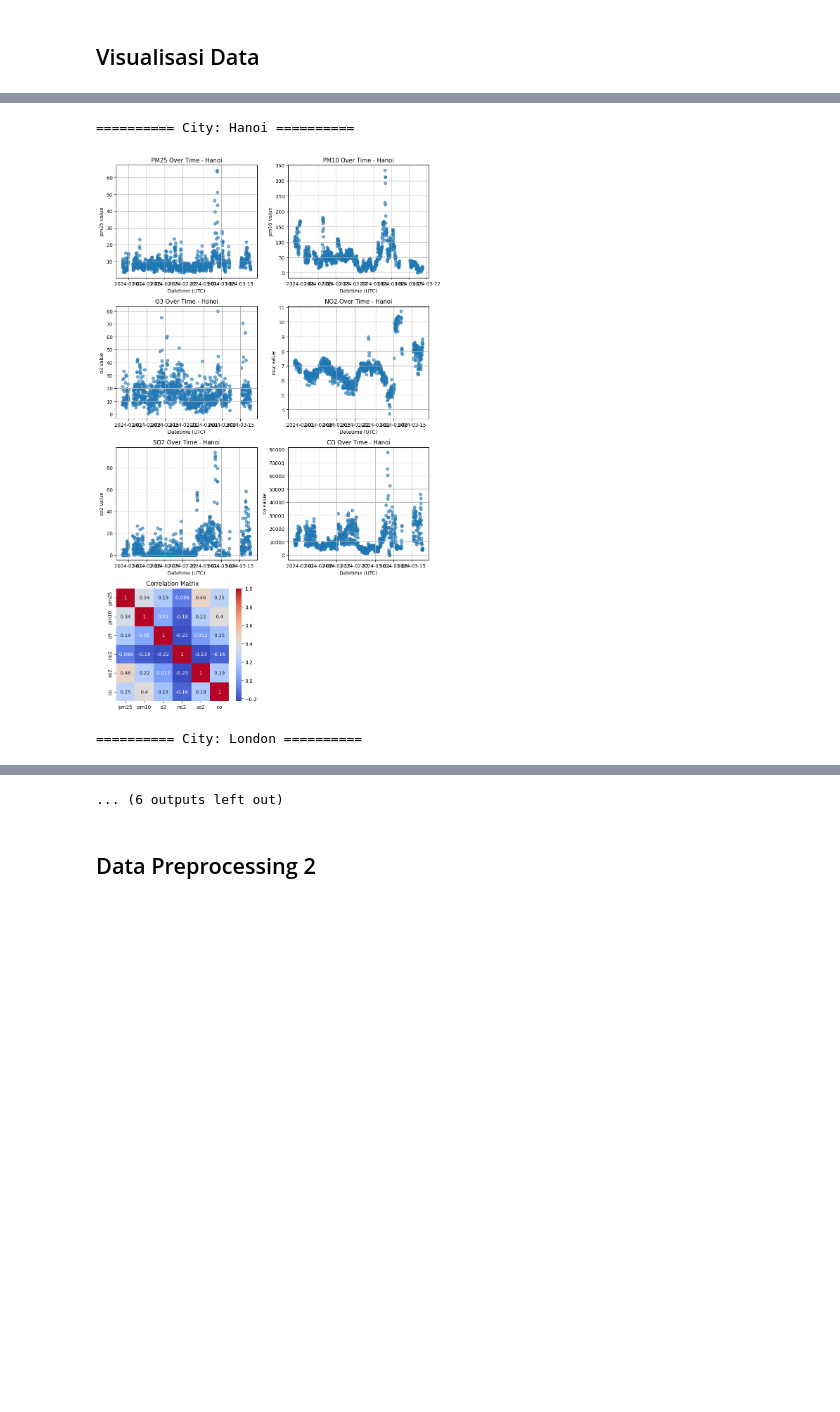
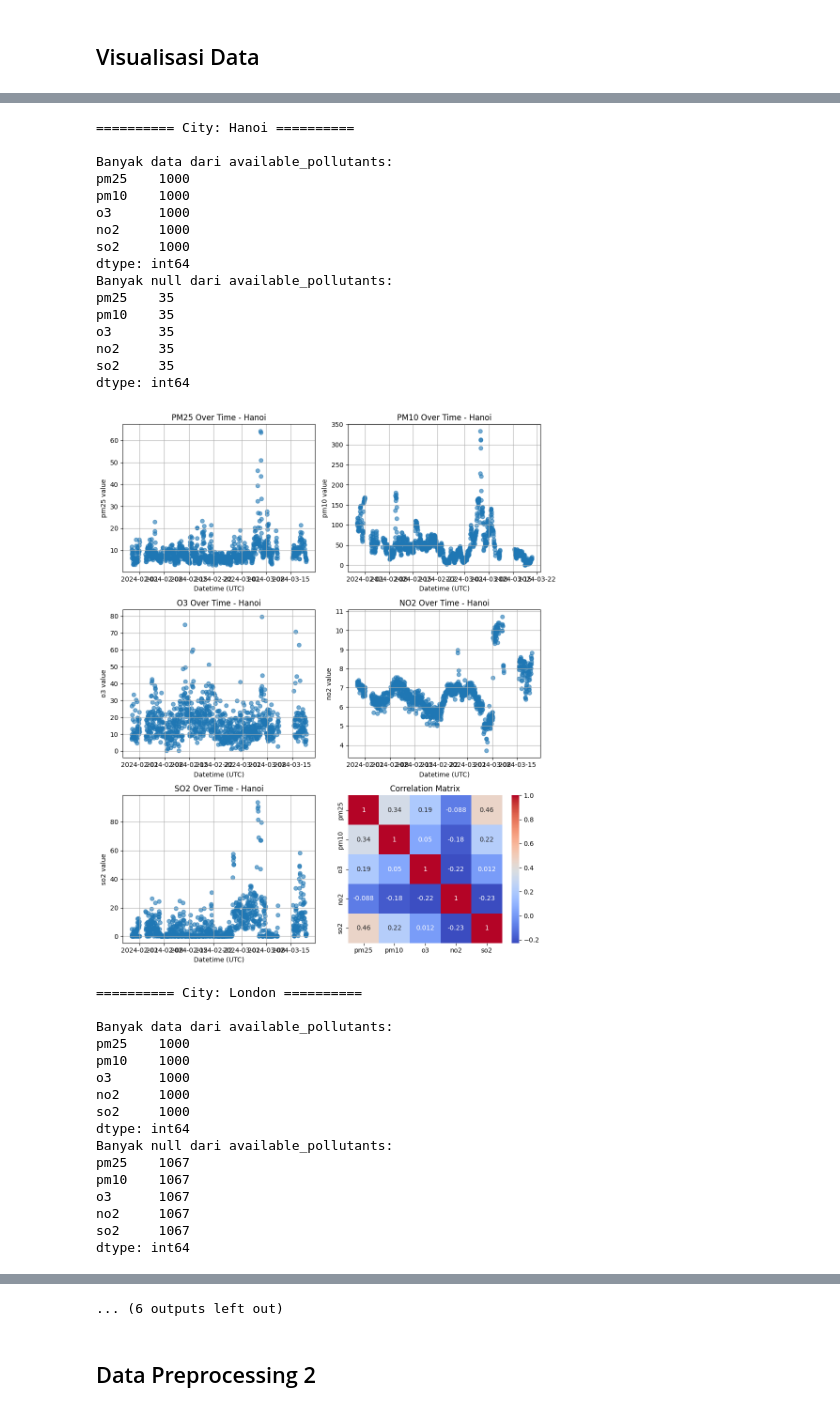
Before and after one commit to RiyanNaffa/ai-project-25, a Jupyter notebook: notebook/final.ipynb, the cells around one changed output, grey strips where cells are left out. Saved outputs shown, nothing was run; the diff lists cells and outputs as text; code cells hidden in the pictures; blank space fills up the shorter version.

Commit message:
feat: filter city, nulls
Only choose cities with tolerable data anomalies. Remove rows with nulls

```diff
--- a/notebook/final.ipynb
+++ b/notebook/final.ipynb
@@ -161,5 +158,0 @@ location_id                       int64
-# %%
-# Cek korelasi antar polutan
-import seaborn as sns
-corr = df_wide[['pm25', 'pm10', 'o3', 'no2', 'so2', 'co']].corr()
-sns.heatmap(corr, annot=True, cmap='coolwarm')
@@ -194,8 +184,13 @@ for city in cities:
         df_wide['datetimeUtc'] = pd.to_datetime(df_wide['datetimeUtc'])
 
         # Tentukan polutan-polutan yang ada pada data suatu kota
-        pollutant_cols = ['pm25', 'pm10', 'o3', 'no2', 'so2', 'co']
+        pollutant_cols = ['pm25', 'pm10', 'o3', 'no2', 'so2']
         available_pollutants = [col for col in pollutant_cols if col in df_wide.columns]
+
+        print("Banyak data dari available_pollutants:")
+        print(df_wide[available_pollutants].count())
+        print("Banyak null dari available_pollutants:")
+        print(df_wide[available_pollutants].isnull().sum())
 
         all_cols = available_pollutants
         n = len(all_cols)
@@ -242,4 +246,34 @@ Files in ../data_processed/: ['Depok_processed.csv', 'Hanoi_processed.csv', 'Lon
 [figure]
 ========== City: Hanoi ==========
+
+Banyak data dari available_pollutants:
+pm25    1000
+pm10    1000
+o3      1000
+no2     1000
+so2     1000
+dtype: int64
+Banyak null dari available_pollutants:
+pm25    35
+pm10    35
+o3      35
+no2     35
+so2     35
+dtype: int64
-[figure, old version]
+[figure, new version]
 ========== City: London ==========
+
+Banyak data dari available_pollutants:
+pm25    1000
+pm10    1000
+o3      1000
+no2     1000
+so2     1000
+dtype: int64
+Banyak null dari available_pollutants:
+pm25    1067
+pm10    1067
+o3      1067
+no2     1067
+so2     1067
+dtype: int64
```
Also changed, not shown: parts of 10 cells of this notebook, 2 other files.
